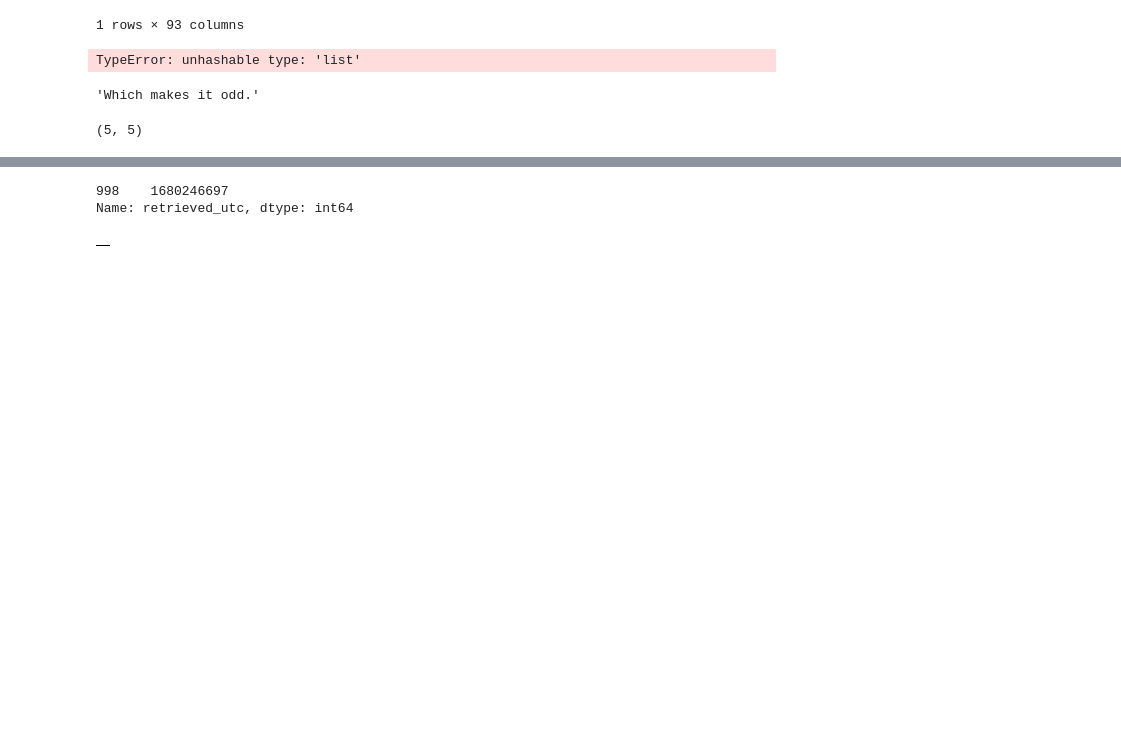
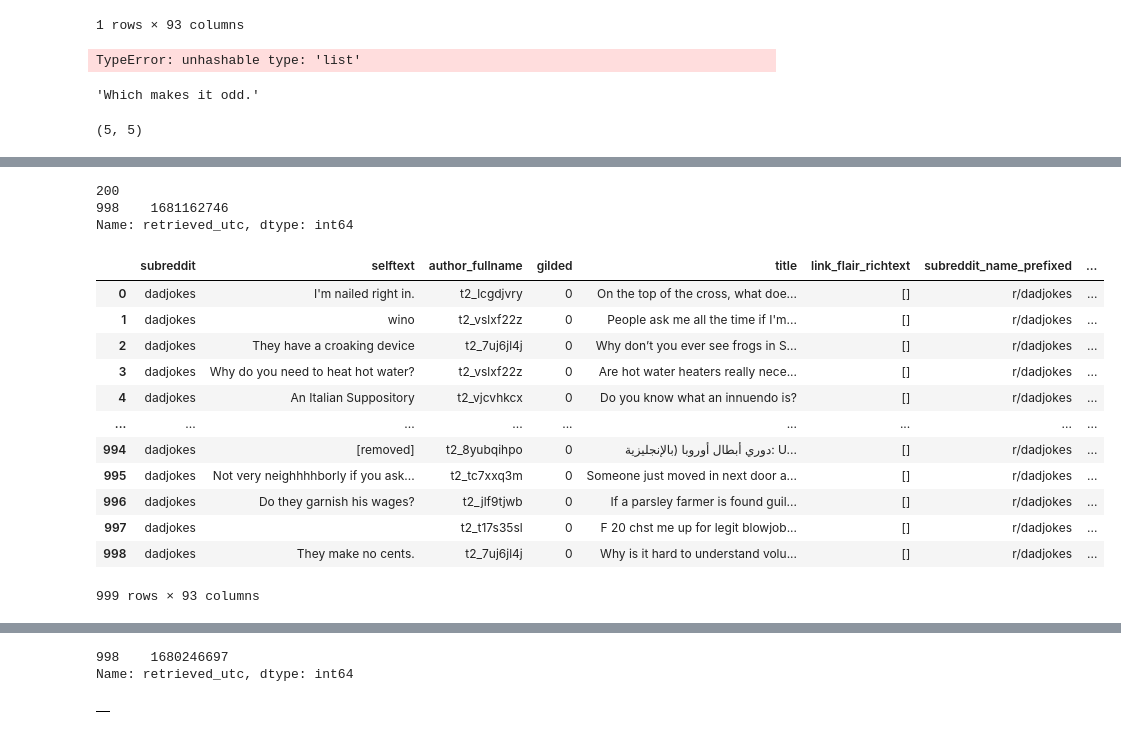
Before and after one commit to drossDS/Humor_Identification_with_NLP, a Jupyter notebook: project-3-ddr.ipynb, the cells around one changed output, grey strips where cells are left out. Saved outputs shown, nothing was run; the diff lists cells and outputs as text; code cells hidden in the pictures; blank space fills up the shorter version.

```diff
--- a/project-3-ddr.ipynb
+++ b/project-3-ddr.ipynb
@@ -110,0 +136,32 @@ JSONDecodeError: Expecting value: line 1 column 1 (char 0)
+# %%
+params = {
+    'subreddit': 'dadjokes',
+    'size': 1000,
+    'before': 1681613961 # take the UCT integer of your (first....last???) in the dataset to grab the info before that time
+    #'after': ???? # takes in a UCT integer
+}
+res = requests.get(url, params)
+print(res.status_code)
+res.json()
+
+dj_2 = res.json()
+dj_2 = pd.DataFrame(dj_2['data'])
+print(dj_2['retrieved_utc'][-1:])
+dj_2
+# %% [output]
+200
+998    1681162746
+Name: retrieved_utc, dtype: int64
+|  | subreddit | selftext | author_fullname | gilded | title | link_flair_richtext | subreddit_name_prefixed | ... |
+| 0 | dadjokes | I'm nailed right in. | t2_lcgdjvry | 0 | On the top of the cross, what doe... | [] | r/dadjokes | ... |
+| 1 | dadjokes | wino | t2_vslxf22z | 0 | People ask me all the time if I'm... | [] | r/dadjokes | ... |
+| 2 | dadjokes | They have a croaking device | t2_7uj6jl4j | 0 | Why don’t you ever see frogs in S... | [] | r/dadjokes | ... |
+| 3 | dadjokes | Why do you need to heat hot water? | t2_vslxf22z | 0 | Are hot water heaters really nece... | [] | r/dadjokes | ... |
+| 4 | dadjokes | An Italian Suppository | t2_vjcvhkcx | 0 | Do you know what an innuendo is? | [] | r/dadjokes | ... |
+| ... | ... | ... | ... | ... | ... | ... | ... | ... |
+| 994 | dadjokes | [removed] | t2_8yubqihpo | 0 | دوري أبطال أوروبا (بالإنجليزية: U... | [] | r/dadjokes | ... |
+| 995 | dadjokes | Not very neighhhhborly if you ask... | t2_tc7xxq3m | 0 | Someone just moved in next door a... | [] | r/dadjokes | ... |
+| 996 | dadjokes | Do they garnish his wages? | t2_jlf9tjwb | 0 | If a parsley farmer is found guil... | [] | r/dadjokes | ... |
+| 997 | dadjokes |  | t2_t17s35sl | 0 | F 20 chst me up for legit blowjob... | [] | r/dadjokes | ... |
+| 998 | dadjokes | They make no cents. | t2_7uj6jl4j | 0 | Why is it hard to understand volu... | [] | r/dadjokes | ... |
+999 rows × 93 columns
```
Also changed, not shown: parts of 41 cells of this notebook, 34 other files.
